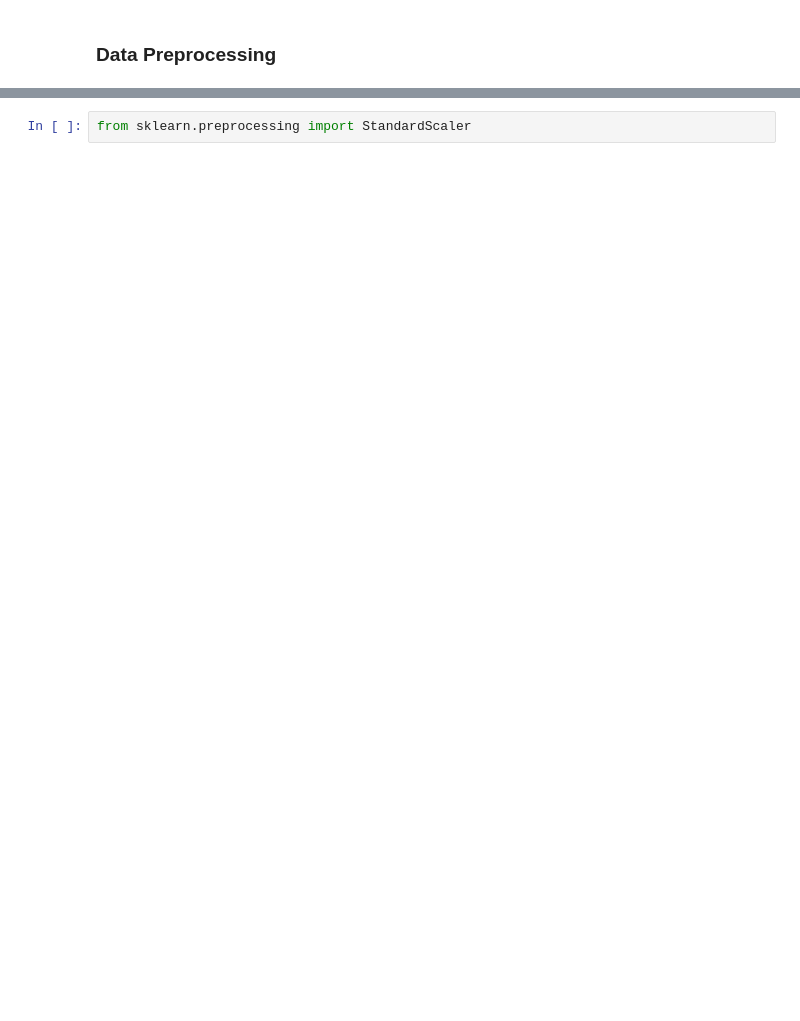
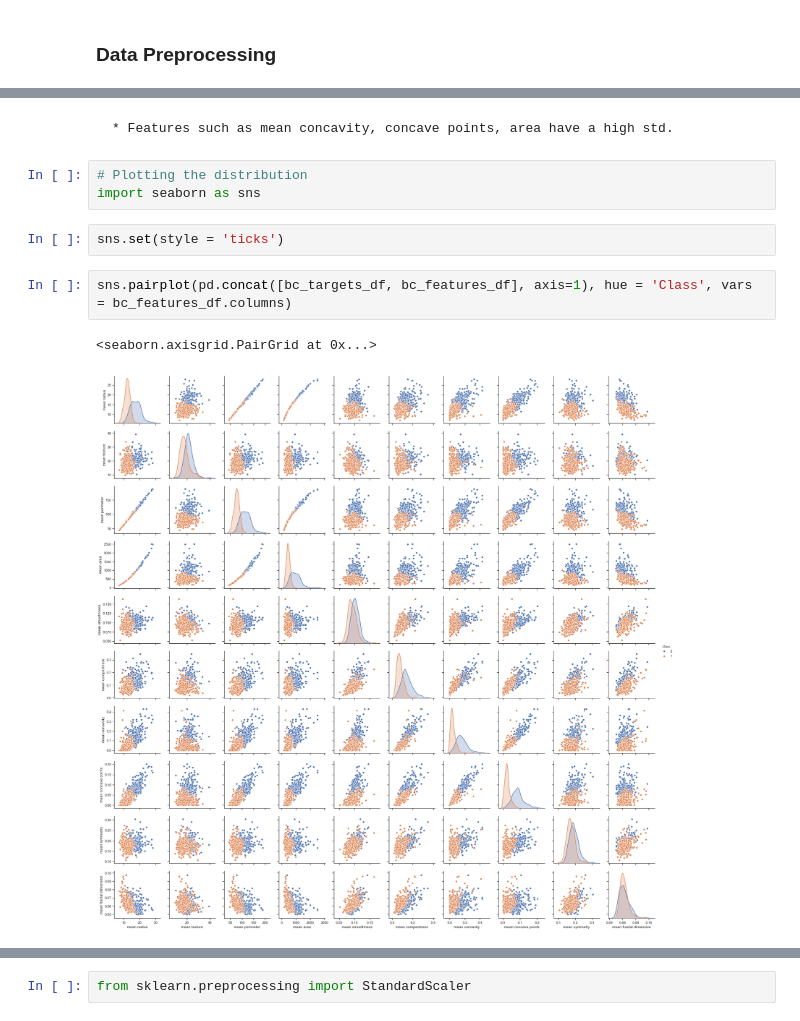
Before and after one commit to sameervk/UCI_Breast_Cancer_Classification, a Jupyter notebook: UCI_Breast_Cancer_sklearn.ipynb, the cells around one changed output, grey strips where cells are left out. Cells and saved outputs as stored; diff of their text form; blank space fills up the shorter version.

```diff
--- a/UCI_Breast_Cancer_sklearn.ipynb
+++ b/UCI_Breast_Cancer_sklearn.ipynb
@@ -129,0 +150,12 @@ Name: Class, dtype: int64
+# %% [markdown]
+    * Features such as mean concavity, concave points, area have a high std.
+# %%
+# Plotting the distribution
+import seaborn as sns
+# %%
+sns.set(style = 'ticks')
+# %%
+sns.pairplot(pd.concat([bc_targets_df, bc_features_df], axis=1), hue = 'Class', vars = bc_features_df.columns)
+# %% [output]
+<seaborn.axisgrid.PairGrid at 0x...>
+[figure, added]
```
Also changed, not shown: parts of 15 cells of this notebook.
